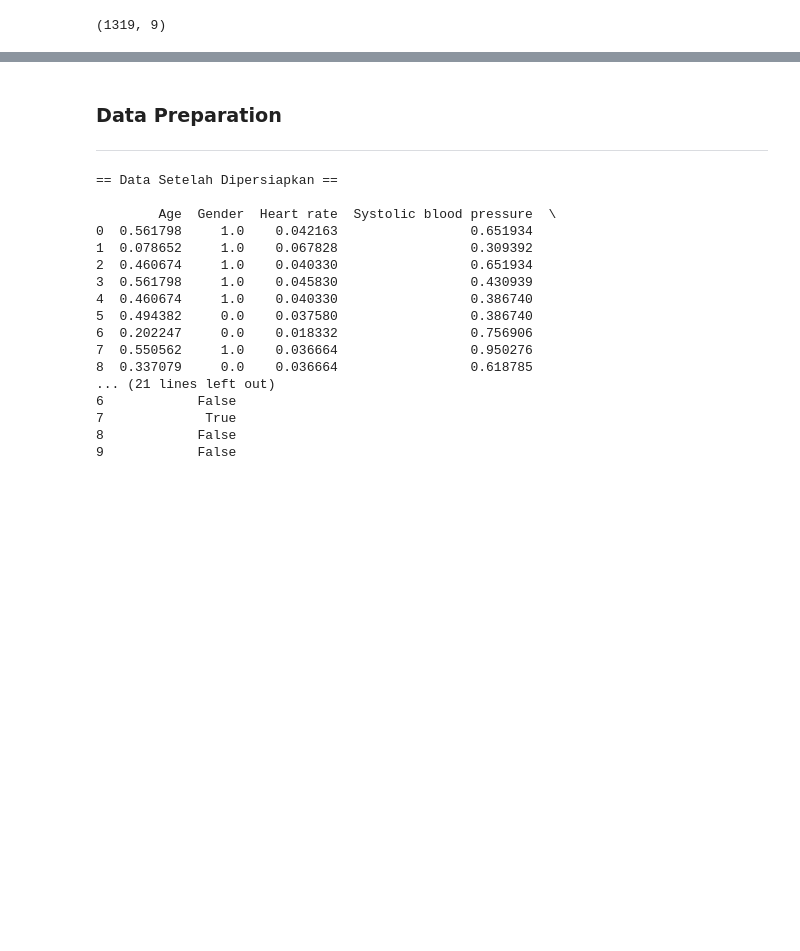
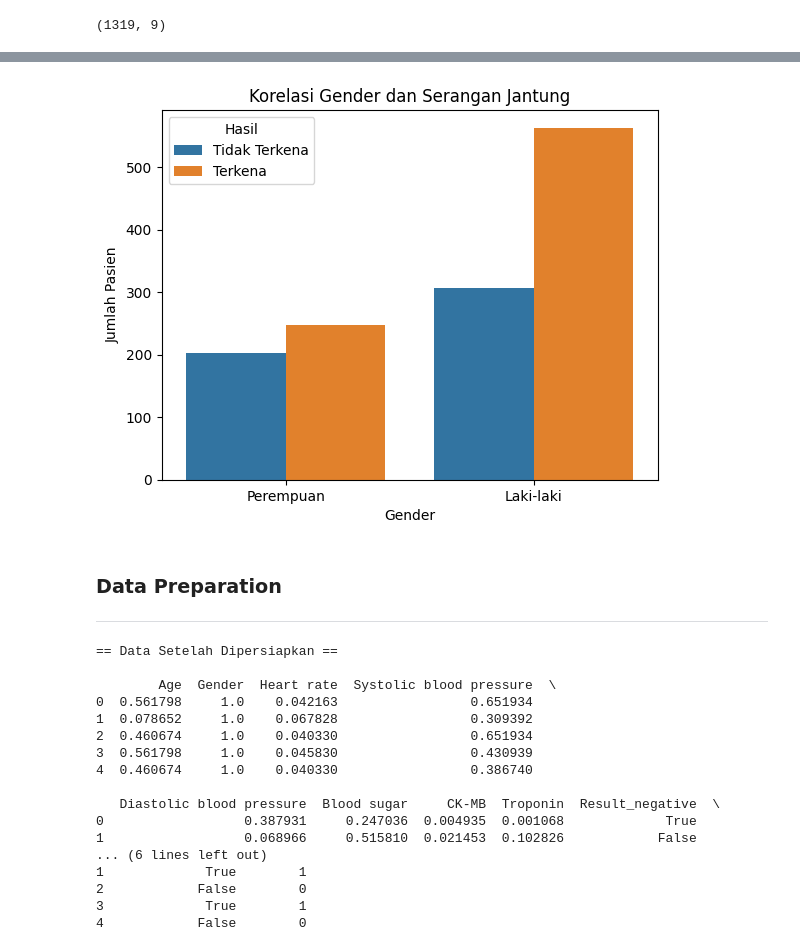
Before and after one commit to niel2512/Data-Mining---Hearth-Attack-Dataset-, a Jupyter notebook: Tubes.ipynb, the cells around one changed output, grey strips where cells are left out. Drawn from its saved outputs; the diff is of its cells as text; code cells hidden in the pictures; blank space fills up the shorter version.

```diff
--- a/Tubes.ipynb
+++ b/Tubes.ipynb
@@ -107,3 +130,14 @@ df_cleaned = df.dropna()
+# %%
+# Plot Hubungan Gender dan hasil
+gender = sns.countplot(x='Gender', hue='Result', data=df)
+gender.set_xticklabels(['Perempuan', 'Laki-laki'])
+plt.title('Korelasi Gender dan Serangan Jantung')
+plt.ylabel('Jumlah Pasien')
+plt.xlabel('Gender')
+plt.legend(title='Hasil', labels=['Tidak Terkena', 'Terkena'])
+plt.show()
+# %% [output]
+[figure, added]
 # %% [markdown]
 ### **Data Preparation**
 ---
@@ -122,9 +156,10 @@ scaler = MinMaxScaler()
 df_encoded[numerical_cols] = scaler.fit_transform(df_encoded[numerical_cols])
 # %%
 # Final Output
-print("\n== Data Setelah Dipersiapkan ==")
+print("== Data Setelah Dipersiapkan ==")
 print()
-print(df_encoded.head(10))
+print(df_encoded.head())
+# print(df_encoded.info())
 # %% [output]
 == Data Setelah Dipersiapkan ==
 
@@ -134,12 +169,12 @@ print(df_encoded.head(10))
 2  0.460674     1.0    0.040330                 0.651934
 3  0.561798     1.0    0.045830                 0.430939
 4  0.460674     1.0    0.040330                 0.386740
-5  0.494382     0.0    0.037580                 0.386740
-6  0.202247     0.0    0.018332                 0.756906
-7  0.550562     1.0    0.036664                 0.950276
-8  0.337079     0.0    0.036664                 0.618785
-... (21 lines left out)
-6            False
-7             True
-8            False
-9            False
+
+   Diastolic blood pressure  Blood sugar     CK-MB  Troponin  Result_negative  \
+0                  0.387931     0.247036  0.004935  0.001068             True
+1                  0.068966     0.515810  0.021453  0.102826            False
+... (6 lines left out)
+1             True        1
+2            False        0
+3             True        1
+4            False        0
```
Also changed, not shown: parts of 30 cells of this notebook.
